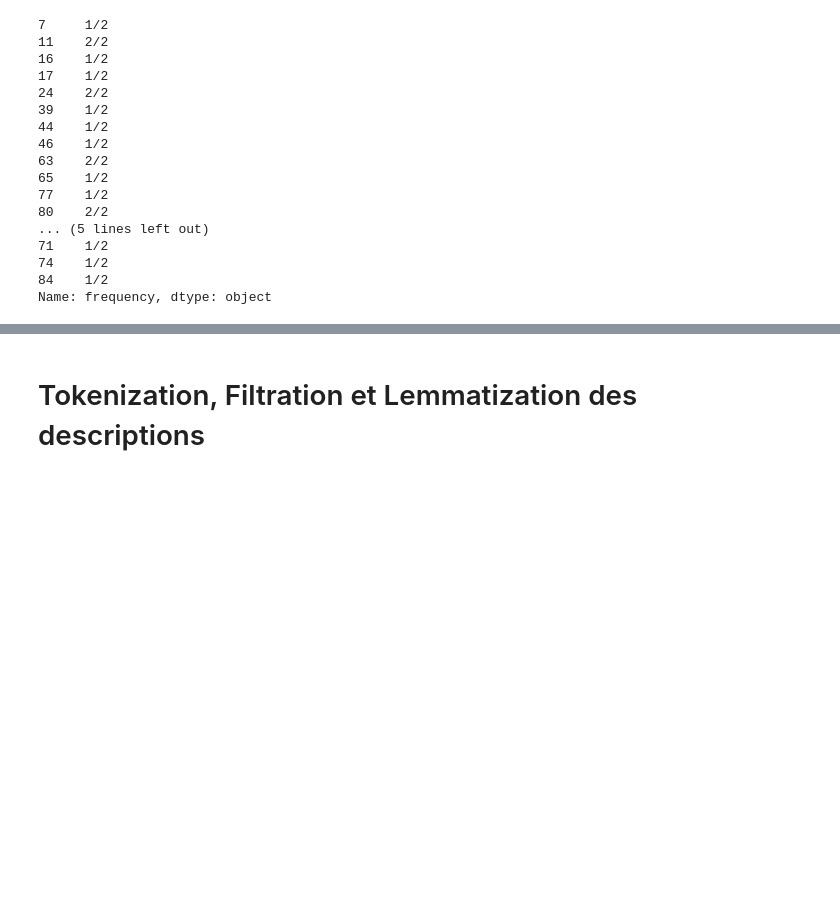
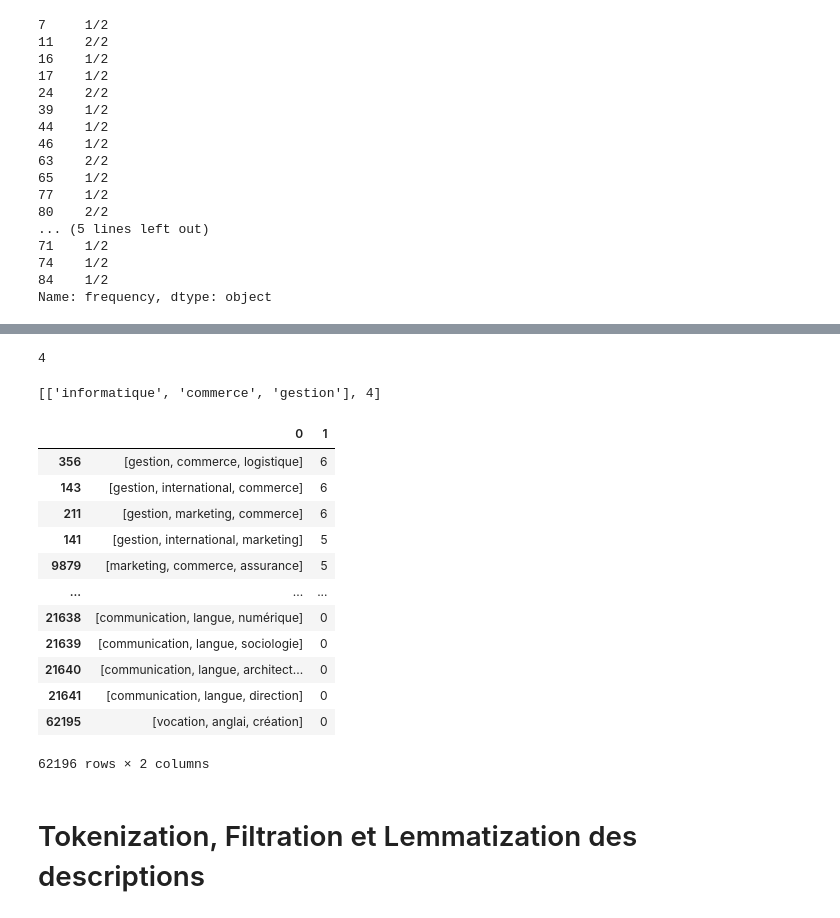
Before and after one commit to abd2re/Orientation-sn, a Jupyter notebook: draft.ipynb, the cells around one changed output, grey strips where cells are left out. Drawn from its saved outputs; the diff is of its cells as text; code cells hidden in the pictures; blank space fills up the shorter version.

```diff
--- a/draft.ipynb
+++ b/draft.ipynb
@@ -445,0 +408,18 @@ temp_count_df.to_csv('temo_cout.csv')
+# %%
+list_keywords=list(unis_merged['keywords'])
+count=0
+for desc_key in list_keywords:
+    if set(kws).issubset(set(desc_key)):
+        count+=1
+count
+# %% [output]
+4
+# %%
+def calculate_freqb(kws):
+    list_keywords=list(unis_merged['keywords'])
+    count=0
+    for desc_key in list_keywords:
+        if set(kws).issubset(set(desc_key)):
+            count+=1
+
+    return count
@@ -446,3 +430,32 @@ temp_count_df.to_csv('temo_cout.csv')
+# %%
+def makefreqb(kws):
+    tlist = []
+    for i in kws:
+        tlist.append(i)
+    return [tlist,calculate_freqb(kws)]
+# %%
+makefreqb(['informatique','commerce','gestion'])
+# %% [output]
+[['informatique', 'commerce', 'gestion'], 4]
+# %%
+l = [makefreqb(i) for i in list(combinations(keyword_dict_l,3))]
+# %%
+redf = pd.DataFrame(l)
+redf.sort_values(len(redf.columns)-1,ascending=False)
+# %% [output]
+|  | 0 | 1 |
+| 356 | [gestion, commerce, logistique] | 6 |
+| 143 | [gestion, international, commerce] | 6 |
+| 211 | [gestion, marketing, commerce] | 6 |
+| 141 | [gestion, international, marketing] | 5 |
+| 9879 | [marketing, commerce, assurance] | 5 |
+| ... | ... | ... |
+| 21638 | [communication, langue, numérique] | 0 |
+| 21639 | [communication, langue, sociologie] | 0 |
+| 21640 | [communication, langue, architect... | 0 |
+| 21641 | [communication, langue, direction] | 0 |
+| 62195 | [vocation, anglai, création] | 0 |
+62196 rows × 2 columns
 # %% [markdown]
 # Tokenization, Filtration et Lemmatization des descriptions
 # %%
```
Also changed, not shown: parts of 22 cells of this notebook, 3 other files.
